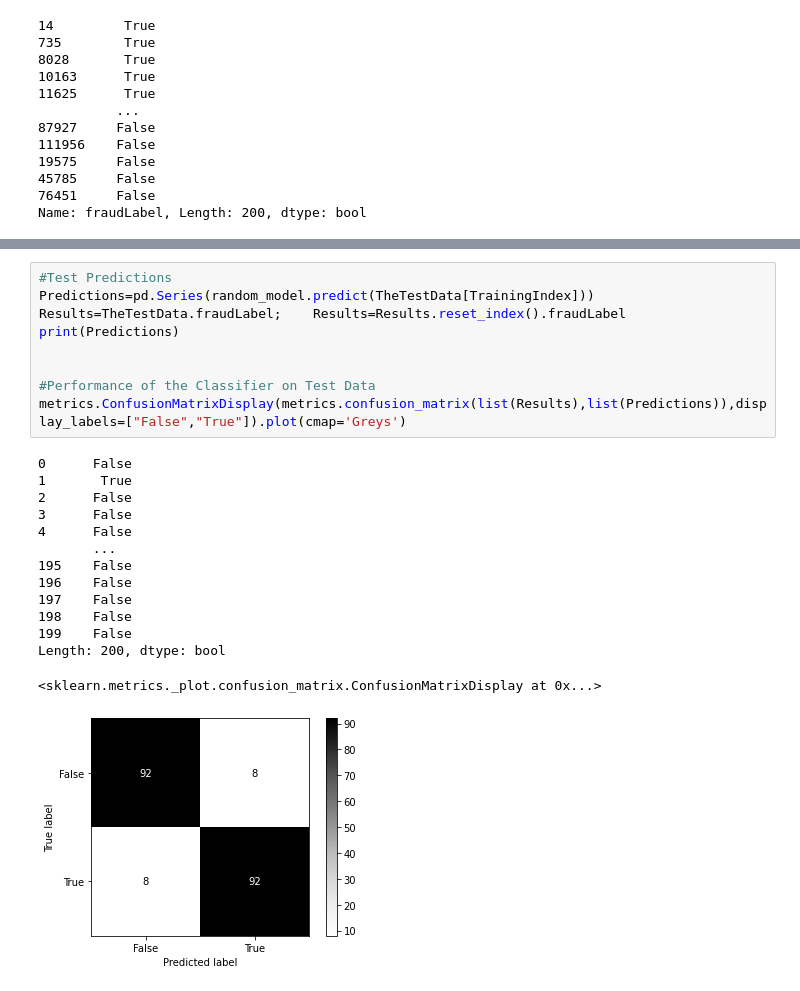
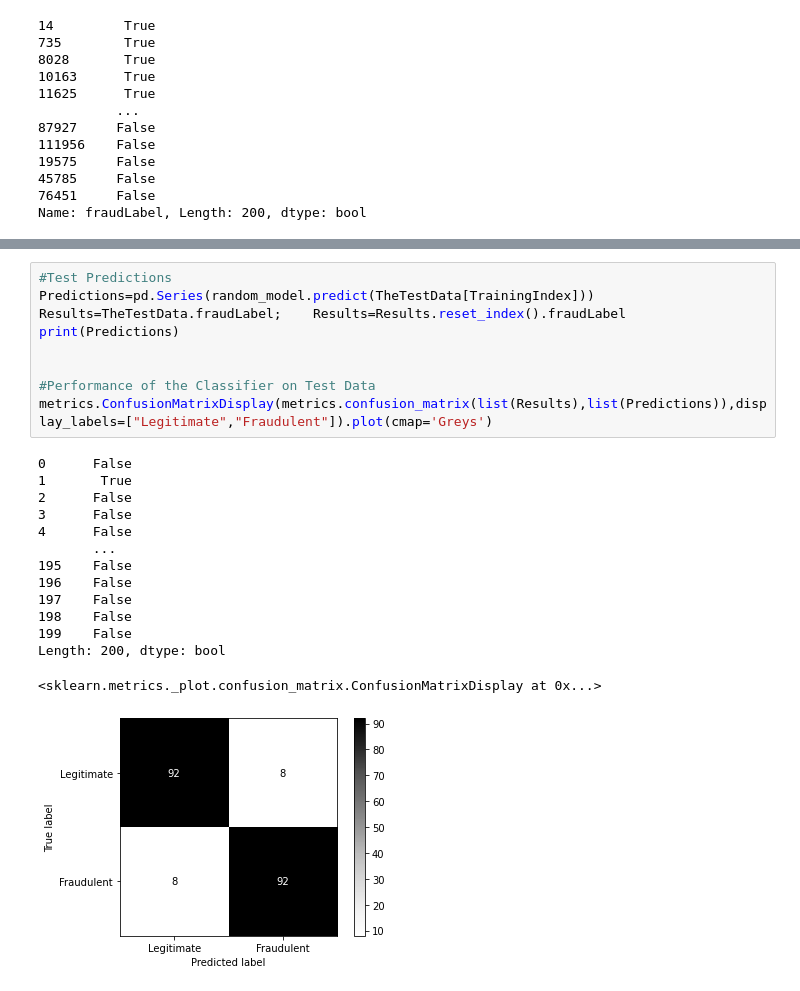
Before and after one commit to denis-james/Credit-C-Fraud, a Jupyter notebook: The Model.ipynb, the cells around one changed output, grey strips where cells are left out. Drawn from its saved outputs; the diff is of its cells as text.

```diff
--- a/The Model.ipynb
+++ b/The Model.ipynb
@@ -231,27 +231,27 @@ Length: 1600, dtype: bool
 # %%
 #Test Predictions
 Predictions=pd.Series(random_model.predict(TheTestData[TrainingIndex]))
 Results=TheTestData.fraudLabel;    Results=Results.reset_index().fraudLabel
 print(Predictions)
 
 
 #Performance of the Classifier on Test Data
-metrics.ConfusionMatrixDisplay(metrics.confusion_matrix(list(Results),list(Predictions)),display_labels=["False","True"]).plot(cmap='Greys')
+metrics.ConfusionMatrixDisplay(metrics.confusion_matrix(list(Results),list(Predictions)),display_labels=["Legitimate","Fraudulent"]).plot(cmap='Greys')
 # %% [output]
 0      False
 1       True
 2      False
 3      False
 4      False
        ...
 195    False
 196    False
 197    False
 198    False
 199    False
 Length: 200, dtype: bool
 <sklearn.metrics._plot.confusion_matrix.ConfusionMatrixDisplay at 0x...>
-[figure, old version]
+[figure, new version]
 # %%
 print(random_model.score(Testing_On_Train_Data[TrainingIndex],Testing_On_Train_Data.fraudLabel))
 print(random_model.score(TheTestData[TrainingIndex],TheTestData.fraudLabel))
```
Also changed, not shown: parts of 4 cells of this notebook.
